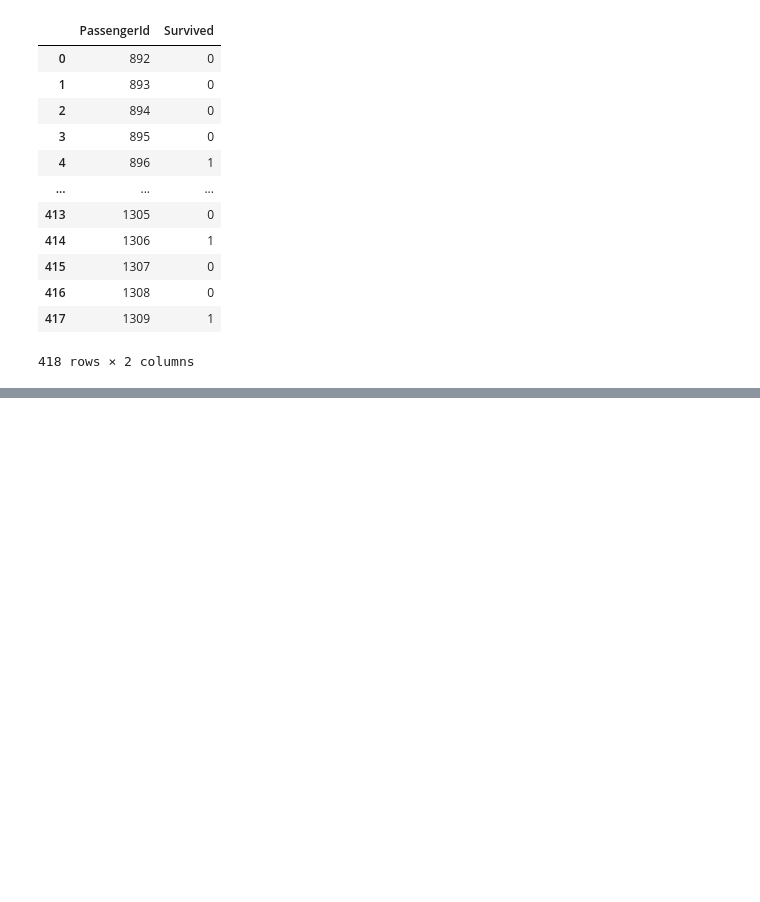
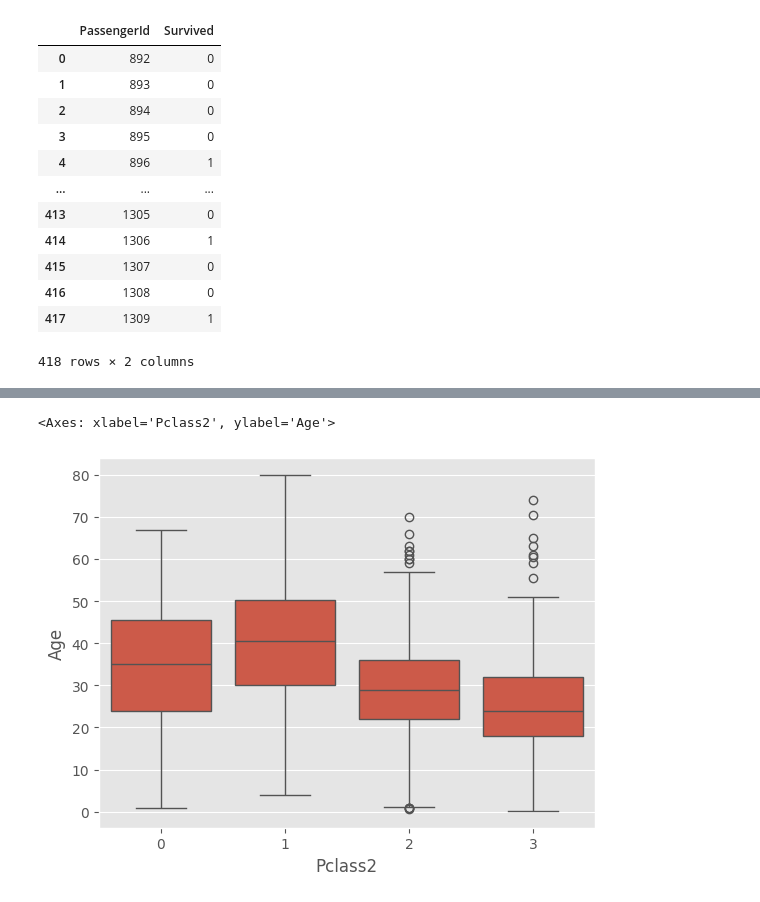
Before and after one commit to okamo18/kaggle, a Jupyter notebook: Titanic - Machine Learning from Disaster/analize.ipynb, the cells around one changed output, grey strips where cells are left out. Drawn from its saved outputs; the diff is of its cells as text; code cells hidden in the pictures; blank space fills up the shorter version.

```diff
--- a/Titanic - Machine Learning from Disaster/analize.ipynb
+++ b/Titanic - Machine Learning from Disaster/analize.ipynb
@@ -1121,0 +1166,4 @@ submission.to_csv("./submit/titanic_submit01.csv",index = False) # index = False
+# %%
+all_df["Pclass2"] = all_df["Pclass"]
+# %%
+all_df.loc[all_df["Fare"]>108, "Pclass2"] = 0
@@ -1121,0 +1196,5 @@ submission.to_csv("./submit/titanic_submit01.csv",index = False) # index = False
+# %%
+sns.boxplot(x = "Pclass2",y = "Age",data = all_df)
+# %% [output]
+<Axes: xlabel='Pclass2', ylabel='Age'>
+[figure, added]
```
Also changed, not shown: parts of 40 cells of this notebook.
